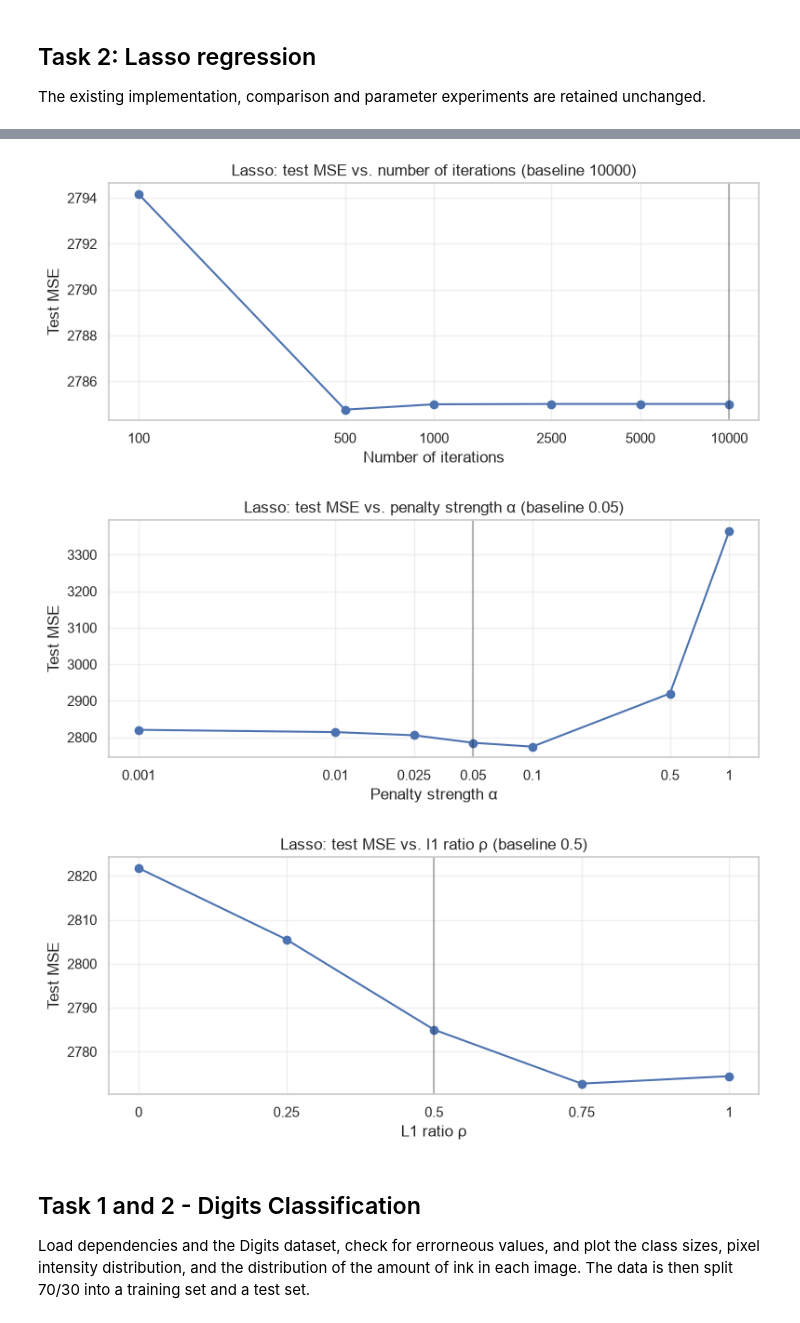
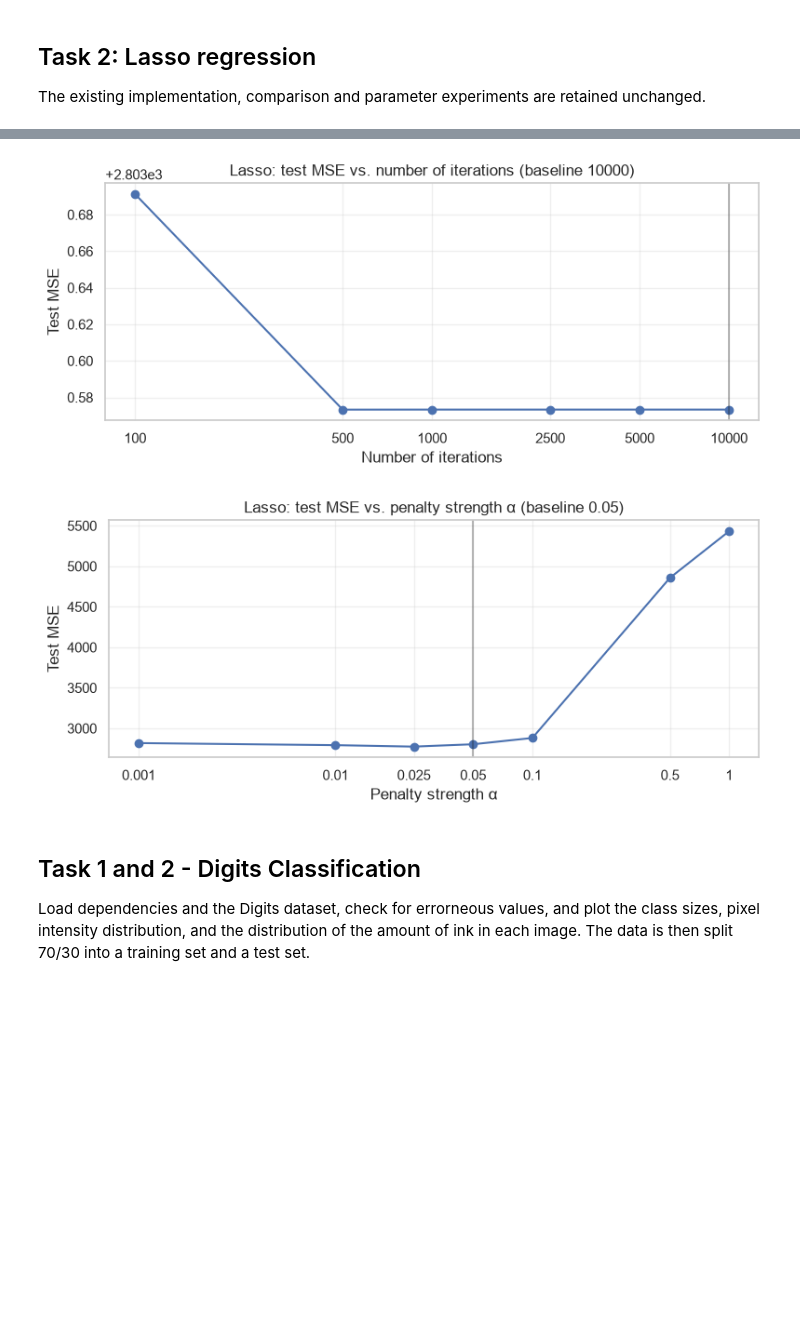
Before and after one commit to louisslnn/ecse551-assignment1, a Jupyter notebook: notebooks/Poon_Robatche-Claive_Salanon_Xu_Assignment1.ipynb, the cells around one changed output, grey strips where cells are left out. Cells and saved outputs as stored; diff of their text form; code cells hidden in the pictures; blank space fills up the shorter version.

```diff
--- a/notebooks/Poon_Robatche-Claive_Salanon_Xu_Assignment1.ipynb
+++ b/notebooks/Poon_Robatche-Claive_Salanon_Xu_Assignment1.ipynb
@@ -398,11 +398,10 @@ import seaborn as sns
 
 class LassoRegression():
 
-    def __init__(self, learning_rate, iterations, l1_penalty, l2_penalty):
+    def __init__(self, learning_rate, iterations, l1_penalty):
         self.learning_rate = learning_rate
         self.iterations = iterations
         self.l1_penalty = l1_penalty
-        self.l2_penalty = l2_penalty
         self.W = None
         self.b = None
 
@@ -427,10 +426,9 @@ class LassoRegression():
         grad_b = np.mean(Y_prediction - self.Y)
 
         #gradient descent
-        self.W -= self.learning_rate * grad_W
+        W_temp = self.W - self.learning_rate * grad_W
+        self.W = self.soft_thresholding(W_temp, self.learning_rate*self.l1_penalty)
         self.b -= self.learning_rate * grad_b
-        W_temp =self.W - self.learning_rate*grad_W
-        self.W = self.soft_thresholding(W_temp, self.learning_rate*self.l1_penalty)
 
         # calculate objective function
         residuals = self.Y - self.predict(self.X)
@@ -569,20 +562,16 @@ def iterate_the_params(param_name, param_values):
     base = {
         "learning_rate": 0.05,
         "iterations": 10000,
-        "alpha": 0.05,
-        "l1_ratio": 0.5
+        "alpha": 0.05
     }
     for value in param_values:
         params = base.copy()
         params[param_name] = value
-        # convert into L1 and L2 penalties
-        l1 = params["alpha"]*params["l1_ratio"]
-        l2 = params["alpha"]*(1-params["l1_ratio"])
+
         model = LassoRegression(
             learning_rate=params["learning_rate"],
             iterations=params["iterations"],
-            l1_penalty=l1,
-            l2_penalty=l2
+            l1_penalty=params["alpha"]
         )
         model.fit(X_train_sc, y_train_sc)
 
@@ -600,8 +589,7 @@ def iterate_the_params(param_name, param_values):
 experiments = {
     "learning_rate": [0.001, 0.01, 0.025, 0.05, 0.1, 0.2],
     "iterations": [100, 500, 1000, 2500, 5000, 10000],
-    "alpha": [0.001, 0.01, 0.025, 0.05, 0.1, 0.5, 1.0],
-    "l1_ratio": [0.0, 0.25, 0.5, 0.75, 1.0]
+    "alpha": [0.001, 0.01, 0.025, 0.05, 0.1, 0.5, 1.0]
 }
 
 # plot: test MSE when one hyperparameter changes and the others stay at their baseline
@@ -628,6 +616,5 @@ for param_name, values in experiments.items():
-[figure, old version]
+[figure, new version]
-[figure, old version]
+[figure, new version]
-[figure, removed]
 # %% [markdown]
 ## Task 1 and 2 - Digits Classification
 
```
Also changed, not shown: parts of 16 cells of this notebook.
